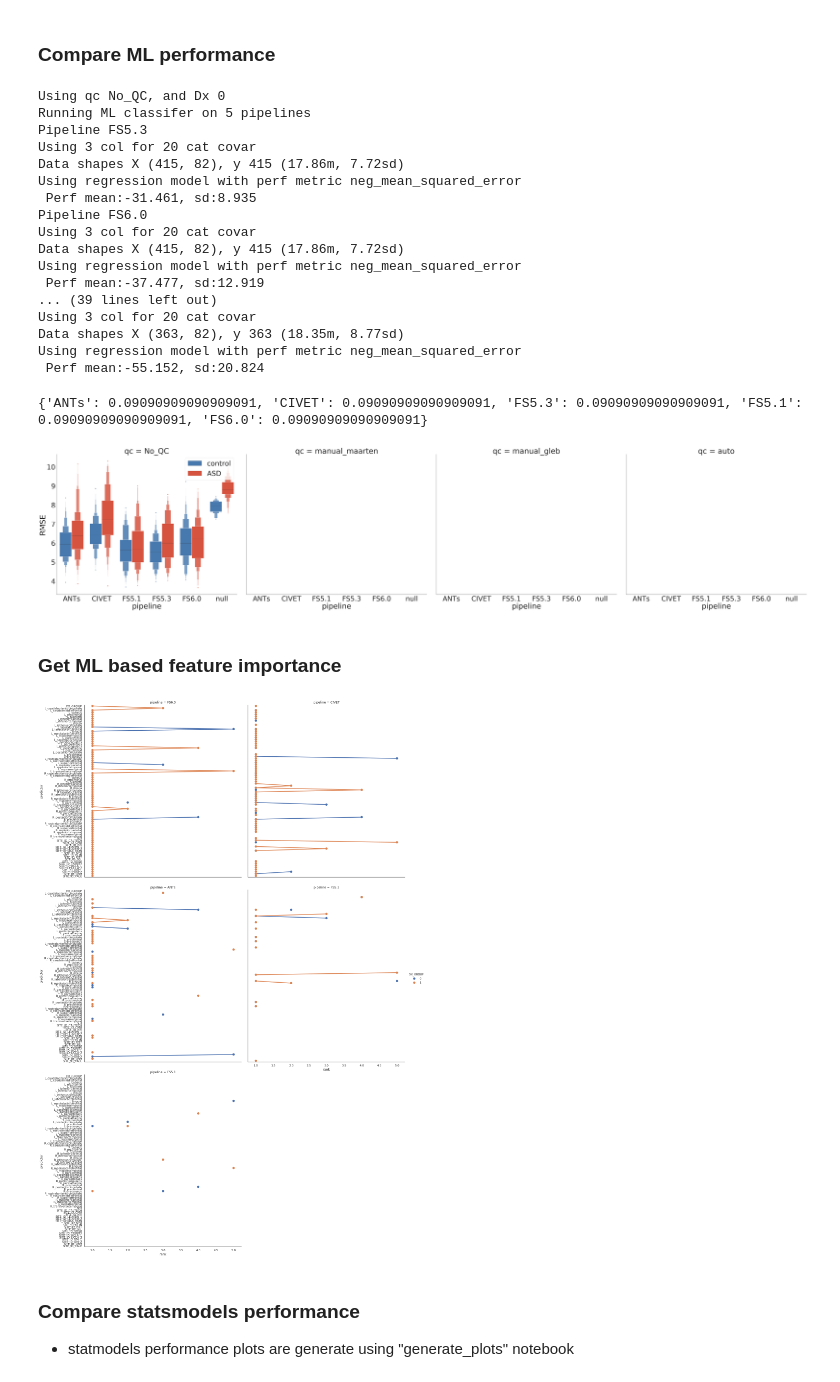
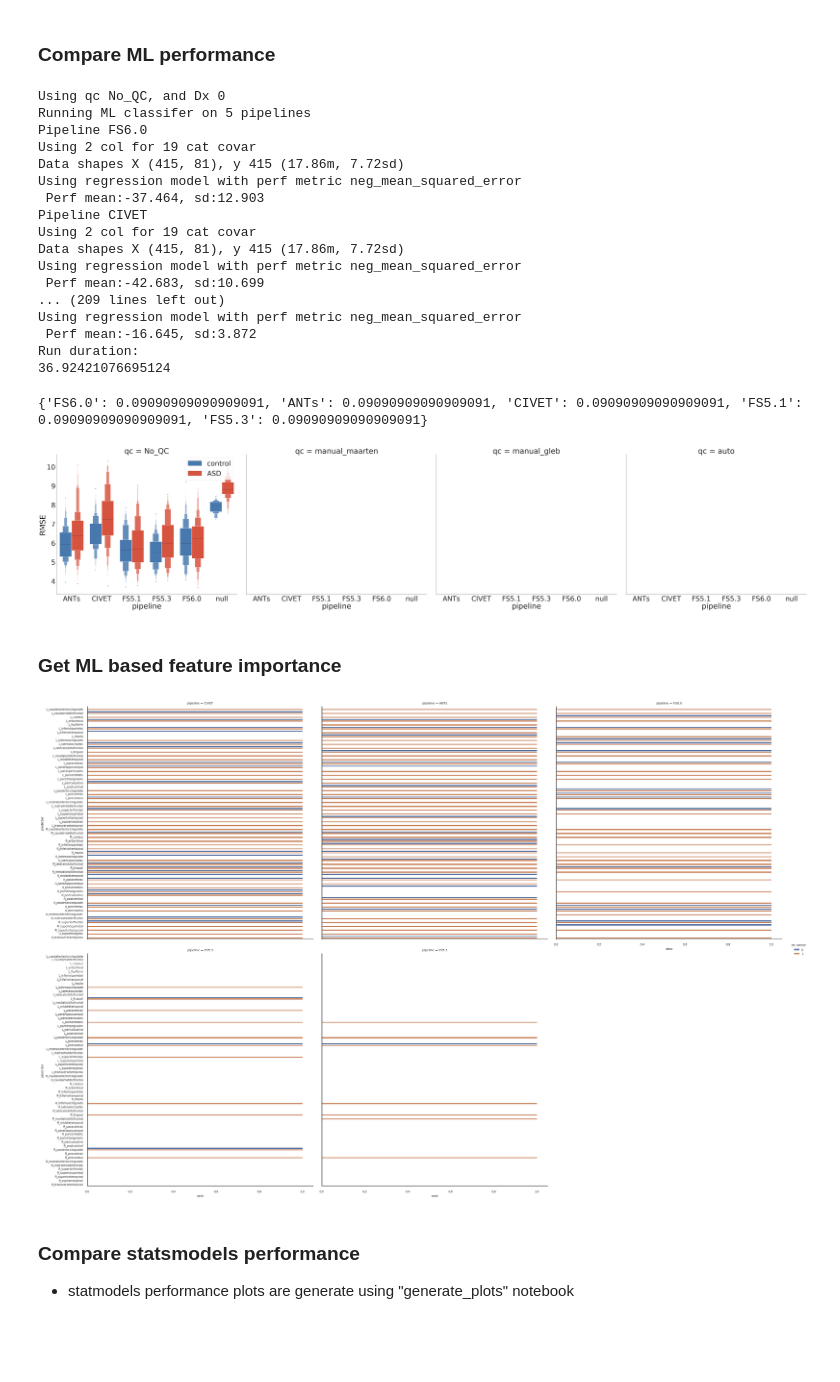
Before and after one commit to neurodatascience/compare-surf-tools, a Jupyter notebook: notebooks/run_pipeline_comparisons.ipynb, the cells around one changed output. Cells and saved outputs as stored; diff of their text form; code cells hidden in the pictures; blank space fills up the shorter version.

Commit message:
added ML based feature importance brainmaps

```diff
--- a/notebooks/run_pipeline_comparisons.ipynb
+++ b/notebooks/run_pipeline_comparisons.ipynb
@@ -606,10 +608,11 @@ with sns.axes_style("whitegrid"):
 # %% [markdown]
 ### Compare ML performance
 # %%
-import time
+ml_results_dir = results_dir + 'ml/'
 # Start time
 start = time.time()
 
+save_perf = False
 model_type = 'regression'
 ml_perf_concat = pd.DataFrame()
 feature_rank_df_concat = pd.DataFrame()
@@ -624,7 +627,7 @@ for qc in qc_list:
             ml_master_df = master_df[master_df['DX_GROUP']==dx_grp]
             outcome_col = 'AGE_AT_SCAN'
             covar_continuous_cols = []
-            covar_cat_cols = ['SEX','SITE_ID','DX_GROUP']
+            covar_cat_cols = ['SEX','SITE_ID']
             model = RandomForestRegressor(max_depth=2, random_state=0, n_estimators=50)
             ml_perf,perf_pval_dict,feature_rank_df = computePipelineMLModels(ml_master_df,roi_cols,covar_continuous_cols,
                                                                              covar_cat_cols,outcome_col,model_type,model,
@@ -657,28 +660,35 @@ for qc in qc_list:
         feature_rank_df['qc'] = np.tile(qc,len(feature_rank_df))
         feature_rank_df_concat = feature_rank_df_concat.append(feature_rank_df)
 
+if save_perf:
+    save_path = '{}pipelines_ml_feature_imp_{}_{}.pkl'.format(ml_results_dir,outcome_col,model_type)
+    print('Saving sm_perf dictionary at \n{}'.format(save_path))
+    save_df = feature_rank_df_concat[(feature_rank_df_concat['predictor'].isin(roi_cols))]
+    save_df = save_df.rename(columns={'predictor':'roi','grid_scores':'coef'})
+    save_df.to_pickle(save_path)
+
 
 end = time.time()
 print('Run duration:')
-print(end - start)/60.0
+print((end - start)/60.0)
 # %% [output]
 Using qc No_QC, and Dx 0
 Running ML classifer on 5 pipelines
-Pipeline FS5.3
-Using 3 col for 20 cat covar
-Data shapes X (415, 82), y 415 (17.86m, 7.72sd)
+Pipeline FS6.0
+Using 2 col for 19 cat covar
+Data shapes X (415, 81), y 415 (17.86m, 7.72sd)
 Using regression model with perf metric neg_mean_squared_error
- Perf mean:-31.461, sd:8.935
-Pipeline FS6.0
-Using 3 col for 20 cat covar
-Data shapes X (415, 82), y 415 (17.86m, 7.72sd)
+ Perf mean:-37.464, sd:12.903
+Pipeline CIVET
+Using 2 col for 19 cat covar
+Data shapes X (415, 81), y 415 (17.86m, 7.72sd)
 Using regression model with perf metric neg_mean_squared_error
- Perf mean:-37.477, sd:12.919
-... (39 lines left out)
-Using 3 col for 20 cat covar
-Data shapes X (363, 82), y 363 (18.35m, 8.77sd)
+ Perf mean:-42.683, sd:10.699
+... (209 lines left out)
 Using regression model with perf metric neg_mean_squared_error
- Perf mean:-55.152, sd:20.824
+ Perf mean:-16.645, sd:3.872
+Run duration:
+36.92421076695124
 # %%
 # plot ML performance
 print(perf_pval_dict)
@@ -704,22 +714,23 @@ else:
                         order=x_order,palette=palette,height=20, aspect=1.1,legend=False)
 #         plt.legend(loc='upper right')
 # %% [output]
-{'ANTs': 0.09090909090909091, 'CIVET': 0.09090909090909091, 'FS5.3': 0.09090909090909091, 'FS5.1': 0.09090909090909091, 'FS6.0': 0.09090909090909091}
+{'FS6.0': 0.09090909090909091, 'ANTs': 0.09090909090909091, 'CIVET': 0.09090909090909091, 'FS5.1': 0.09090909090909091, 'FS5.3': 0.09090909090909091}
 [figure]
 # %% [markdown]
 ### Get ML based feature importance
 # %%
-top_N_rank = 5
-plot_df = feature_rank_df_concat[(feature_rank_df_concat['rank'] <= top_N_rank) &
-                                 (feature_rank_df_concat['rank'] > 0) &
-                                 (feature_rank_df_concat['qc'] <= 'No_QC') ]
+top_rank = 1
+plot_df = feature_rank_df_concat[(feature_rank_df_concat['rank'] <= top_rank) &
+                                 (feature_rank_df_concat['qc'] <= 'No_QC') &
+                                 (feature_rank_df_concat['predictor'].isin(roi_cols))]
+
 plot_df = plot_df.sort_values(by='predictor')
-sns.set(font_scale=1)
+sns.set(font_scale=0.6)
 with sns.axes_style("white"):
-    g = sns.catplot(y='predictor',x='rank', col = 'pipeline', col_wrap=2, kind = 'point', hue = 'DX_GROUP',
-                    height=10, data=plot_df)
+    g = sns.catplot(y='predictor',x='rank', col = 'pipeline', col_wrap=3, kind = 'bar', hue = 'DX_GROUP',
+                    height=8, data=plot_df, aspect=1)
 # %% [output]
-[figure, old version]
+[figure, new version]
 # %% [markdown]
 
 ### Compare statsmodels performance
```
Also changed, not shown: parts of 3 cells of this notebook, 2 other files.
